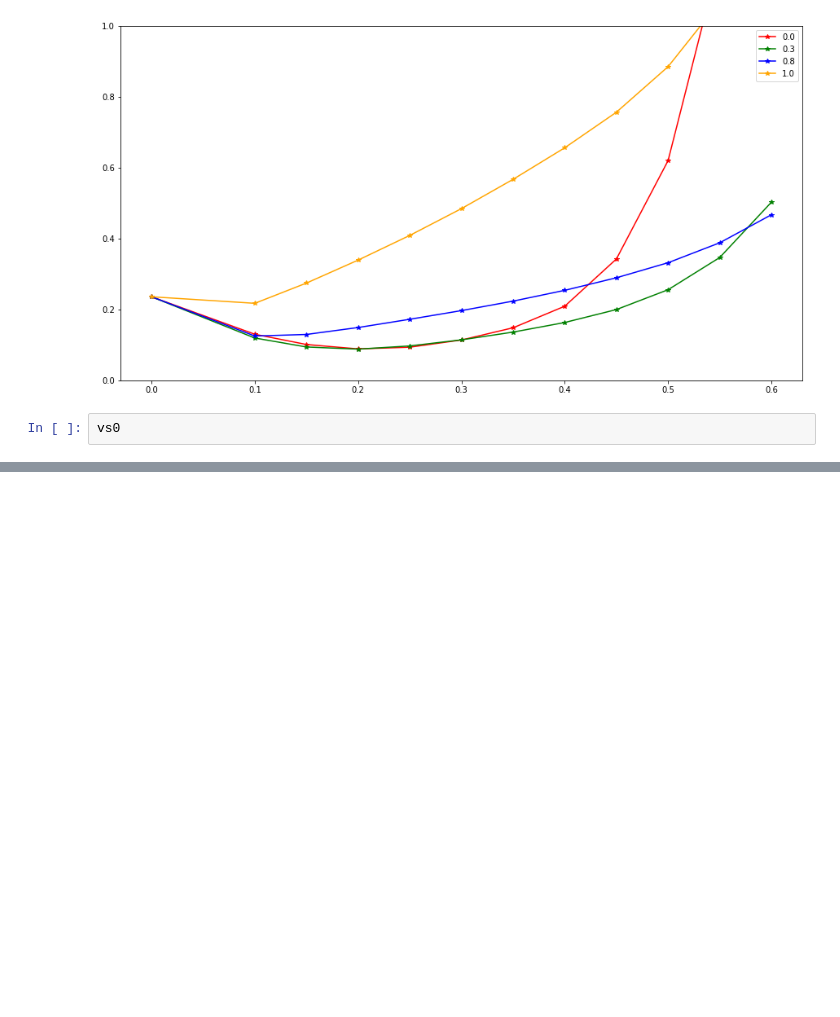
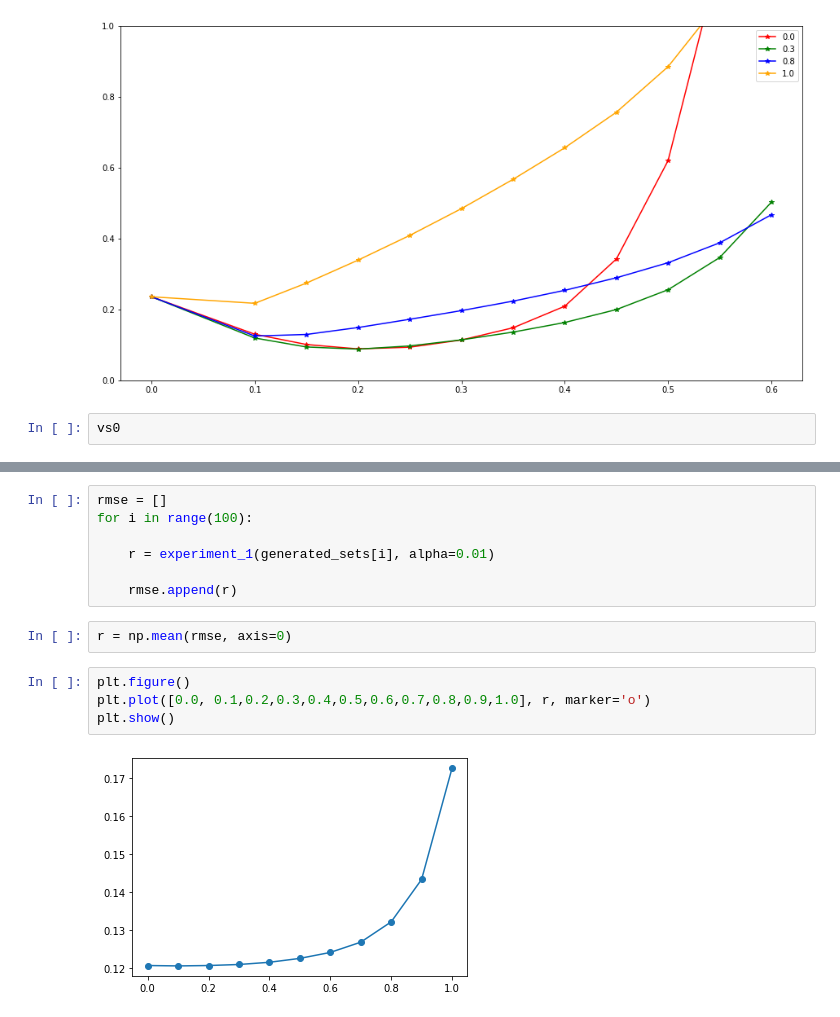
Before and after one commit to Mooseburger1/GT_MASTERS, a Jupyter notebook: Reinforcement Learning/Project 1/Untitled.ipynb, the cells around one changed output, grey strips where cells are left out. Cells and saved outputs as stored; diff of their text form; blank space fills up the shorter version.

```diff
--- a/Reinforcement Learning/Project 1/Untitled.ipynb
+++ b/Reinforcement Learning/Project 1/Untitled.ipynb
@@ -210,0 +266,15 @@ vs0
+# %%
+rmse = []
+for i in range(100):
+
+    r = experiment_1(generated_sets[i], alpha=0.01)
+
+    rmse.append(r)
+# %%
+r = np.mean(rmse, axis=0)
+# %%
+plt.figure()
+plt.plot([0.0, 0.1,0.2,0.3,0.4,0.5,0.6,0.7,0.8,0.9,1.0], r, marker='o')
+plt.show()
+# %% [output]
+[figure, added]
```
Also changed, not shown: parts of 1 cell of this notebook, 12 other files.
